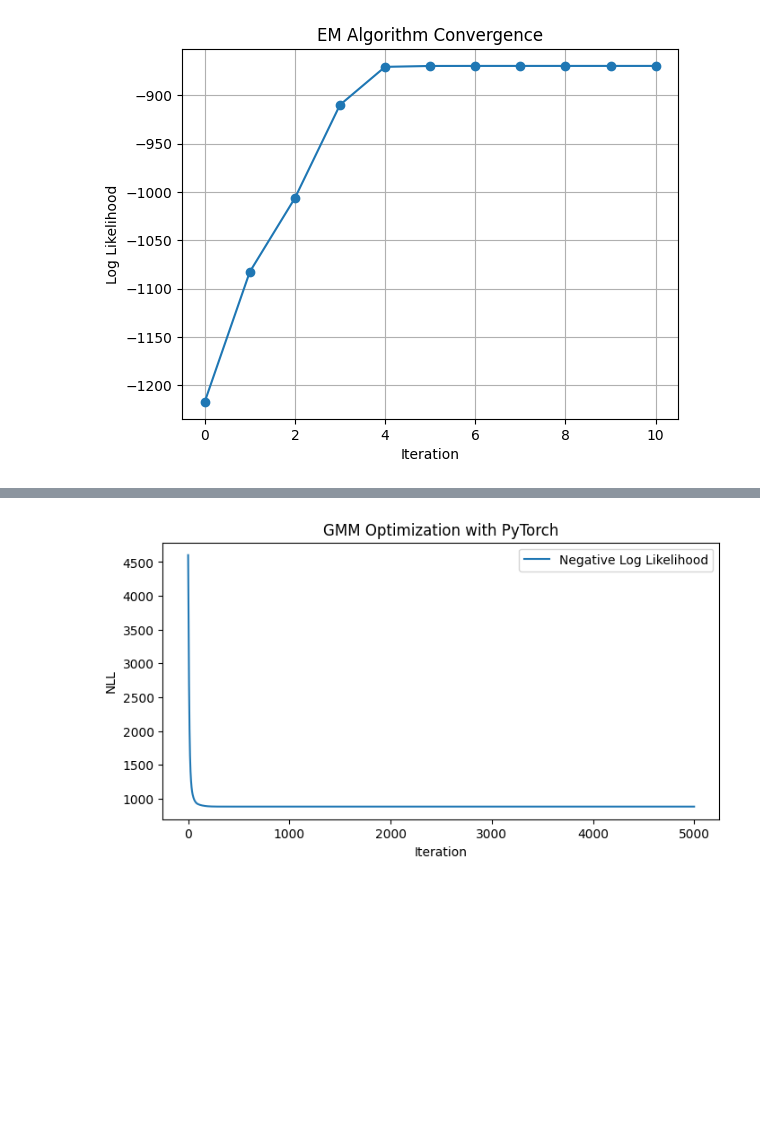
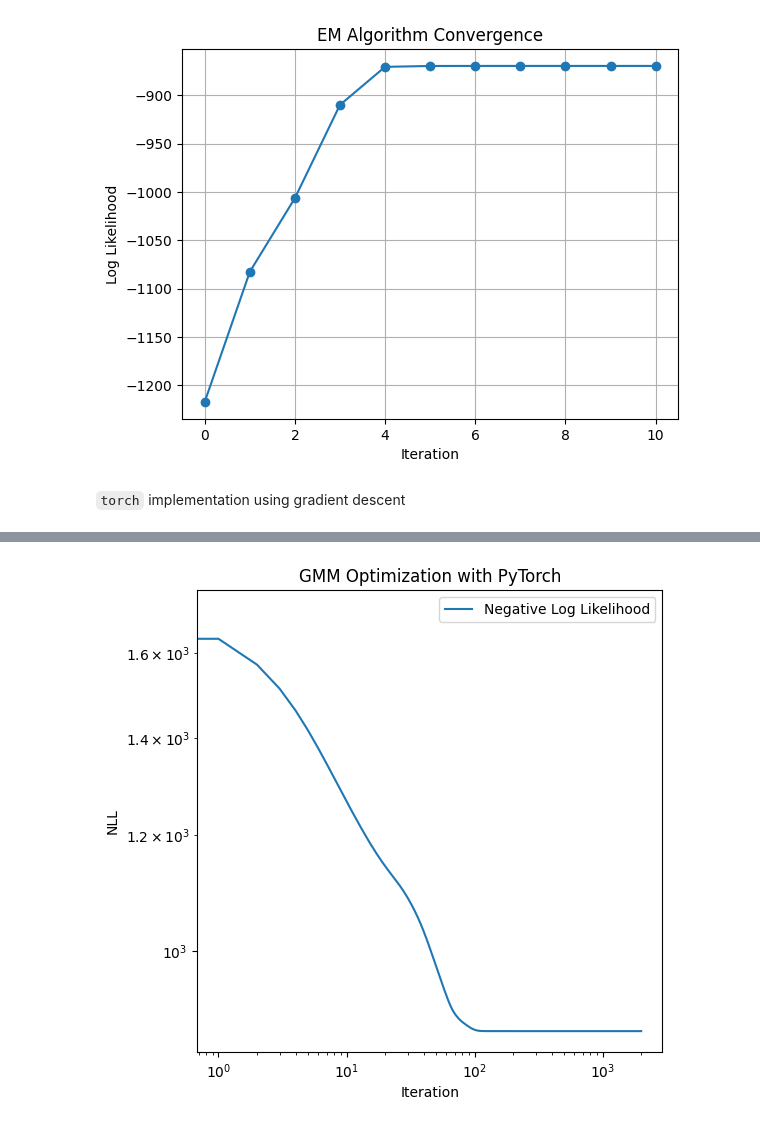
Before and after one commit to pgniewko/ml_notes, a Jupyter notebook: notebook/EM_1D_GMM.ipynb, the cells around one changed output, grey strips where cells are left out. Saved outputs shown, nothing was run; the diff lists cells and outputs as text; code cells hidden in the pictures; blank space fills up the shorter version.

```diff
--- a/notebook/EM_1D_GMM.ipynb
+++ b/notebook/EM_1D_GMM.ipynb
@@ -97,6 +99,8 @@ Estimated mixing weights: [0.50157695 0.49842305]
 Estimated means: [ 3.00632431 -2.00724916]
 Estimated variances: [1.01948051 0.22141742]
 [figure]
+# %% [markdown]
+`torch` implementation using gradient descent
 # %%
 import torch
 import torch.nn.functional as F
@@ -115,21 +119,21 @@ data = torch.tensor(data, dtype=torch.float32)
 # --------------------------
 # Model Parameters
 # --------------------------
-K = 2  # Number of mixture components
+n_components = 2  # Number of mixture components
 
 # Initialize unconstrained parameters:
 # - logits for the mixing weights (will be transformed via softmax)
 # - means for each component
 # - log_vars for the variances (will be transformed via exp)
-logits = torch.randn(K, requires_grad=True)
-means = torch.randn(K, requires_grad=True)
-log_vars = torch.randn(K, requires_grad=True)
+logits = torch.randn(n_components, requires_grad=True)
+means = torch.randn(n_components, requires_grad=True)
+log_vars = torch.randn(n_components, requires_grad=True)
 
 # --------------------------
 # Optimizer Setup
 # --------------------------
 optimizer = torch.optim.Adam([logits, means, log_vars], lr=0.05)
-n_iter = 5000  # Number of iterations to optimize
+n_iter = 2000  # Number of iterations to optimize
 losses = []
 
 # --------------------------
@@ -187,9 +191,11 @@ print("Final variances:", final_vars)
 # --------------------------
 # Plot Convergence
 # --------------------------
-plt.figure(figsize=(8, 4))
+plt.figure(figsize=(6, 6))
 plt.plot(losses, label="Negative Log Likelihood")
 plt.xlabel("Iteration")
+plt.yscale("log")
+plt.xscale("log")
 plt.ylabel("NLL")
 plt.title("GMM Optimization with PyTorch")
 plt.legend()
@@ -212 +212 @@ Final variances: [0.9960219  0.24808985]
-[figure, old version]
+[figure, new version]
```
Also changed, not shown: parts of 2 cells of this notebook.
